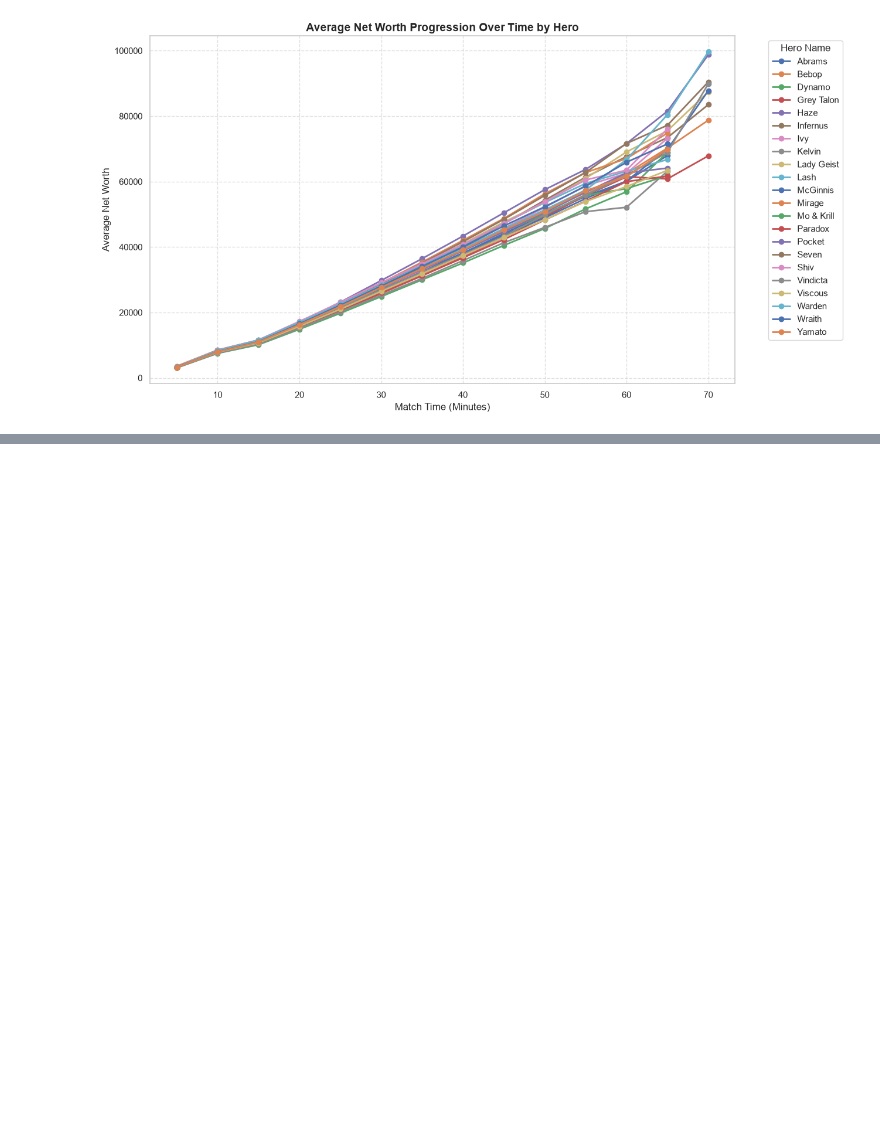
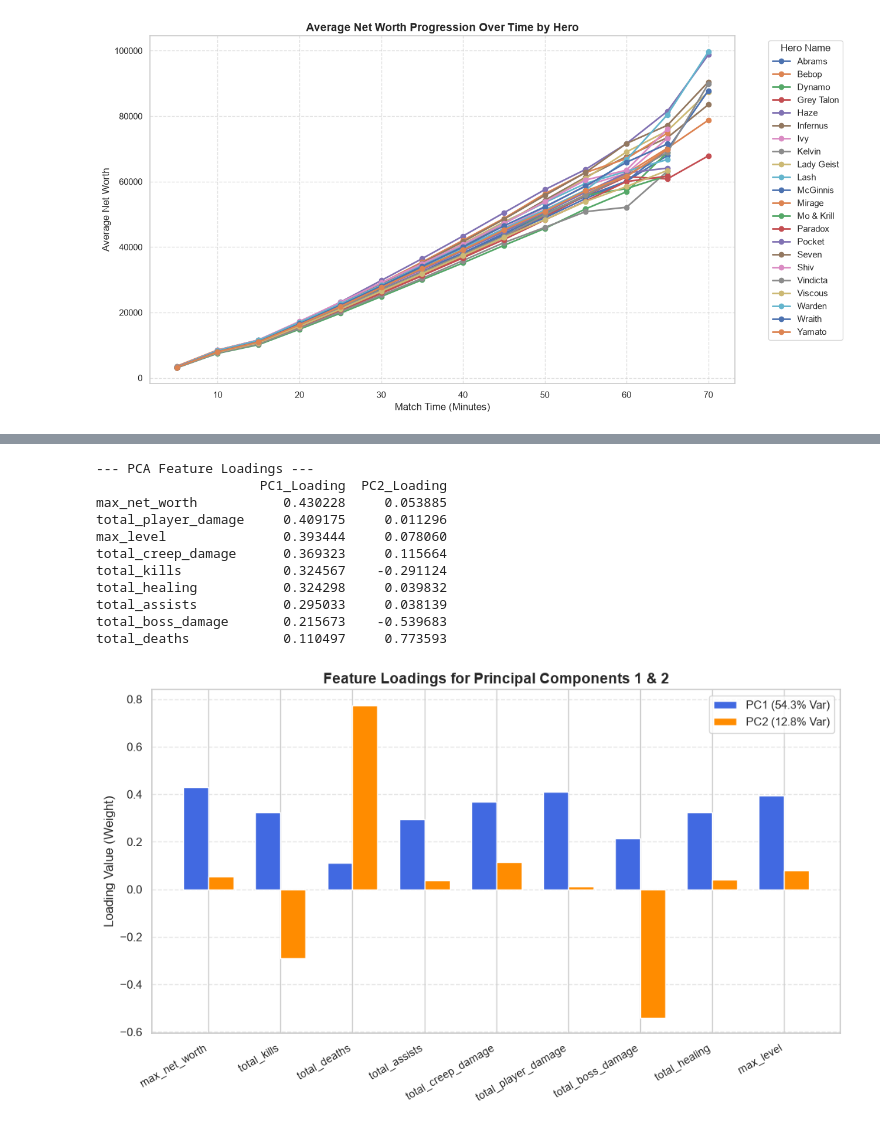
Before and after one commit to jaeahcodes/deadlock-win-predictor, a Jupyter notebook: notebooks/jaeah_eda.ipynb, the cells around one changed output, grey strips where cells are left out. Saved outputs shown, nothing was run; the diff lists cells and outputs as text; code cells hidden in the pictures; blank space fills up the shorter version.

```diff
--- a/notebooks/jaeah_eda.ipynb
+++ b/notebooks/jaeah_eda.ipynb
@@ -284,0 +358,41 @@ plt.show()
+# %%
+df_loadings = pd.DataFrame(
+    pca.components_.T,
+    index = feature_columns,
+    columns = ['PC1_Loading', 'PC2_Loading']
+)
+
+print("\n--- PCA Feature Loadings ---")
+print(df_loadings.sort_values(by = 'PC1_Loading', ascending = False).to_string())
+
+# 6. Plotting Feature Loadings as a Bar Chart
+fig, ax = plt.subplots(figsize = (10, 6))
+
+x = np.arange(len(feature_columns))
+width = 0.35
+
+ax.bar(x - width/2, df_loadings['PC1_Loading'], width, label = f'PC1 ({pca.explained_variance_ratio_[0]*100:.1f}% Var)', color = 'royalblue')
+ax.bar(x + width/2, df_loadings['PC2_Loading'], width, label = f'PC2 ({pca.explained_variance_ratio_[1]*100:.1f}% Var)', color = 'darkorange')
+
+ax.set_ylabel('Loading Value (Weight)', fontsize = 12)
+ax.set_title('Feature Loadings for Principal Components 1 & 2', fontsize = 14, fontweight = 'bold')
+ax.set_xticks(x)
+ax.set_xticklabels(feature_columns, rotation = 30, ha = 'right', fontsize = 10)
+ax.legend(fontsize = 11)
+ax.grid(True, linestyle = '--', alpha = 0.5, axis = 'y')
+
+plt.tight_layout()
+plt.show()
+# %% [output]
+--- PCA Feature Loadings ---
+                     PC1_Loading  PC2_Loading
+max_net_worth           0.430228     0.053885
+total_player_damage     0.409175     0.011296
+max_level               0.393444     0.078060
+total_creep_damage      0.369323     0.115664
+total_kills             0.324567    -0.291124
+total_healing           0.324298     0.039832
+total_assists           0.295033     0.038139
+total_boss_damage       0.215673    -0.539683
+total_deaths            0.110497     0.773593
+[figure, added]
```
Also changed, not shown: parts of 6 cells of this notebook, 1 other file.
